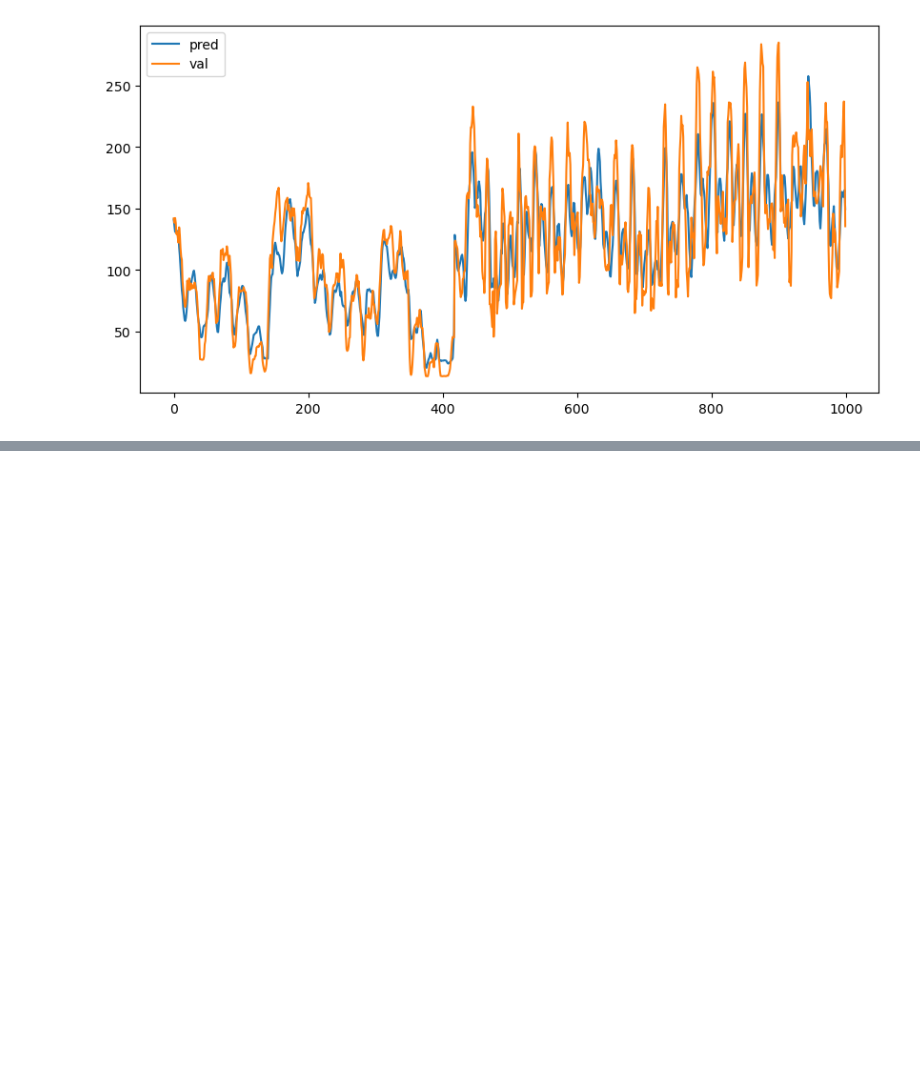
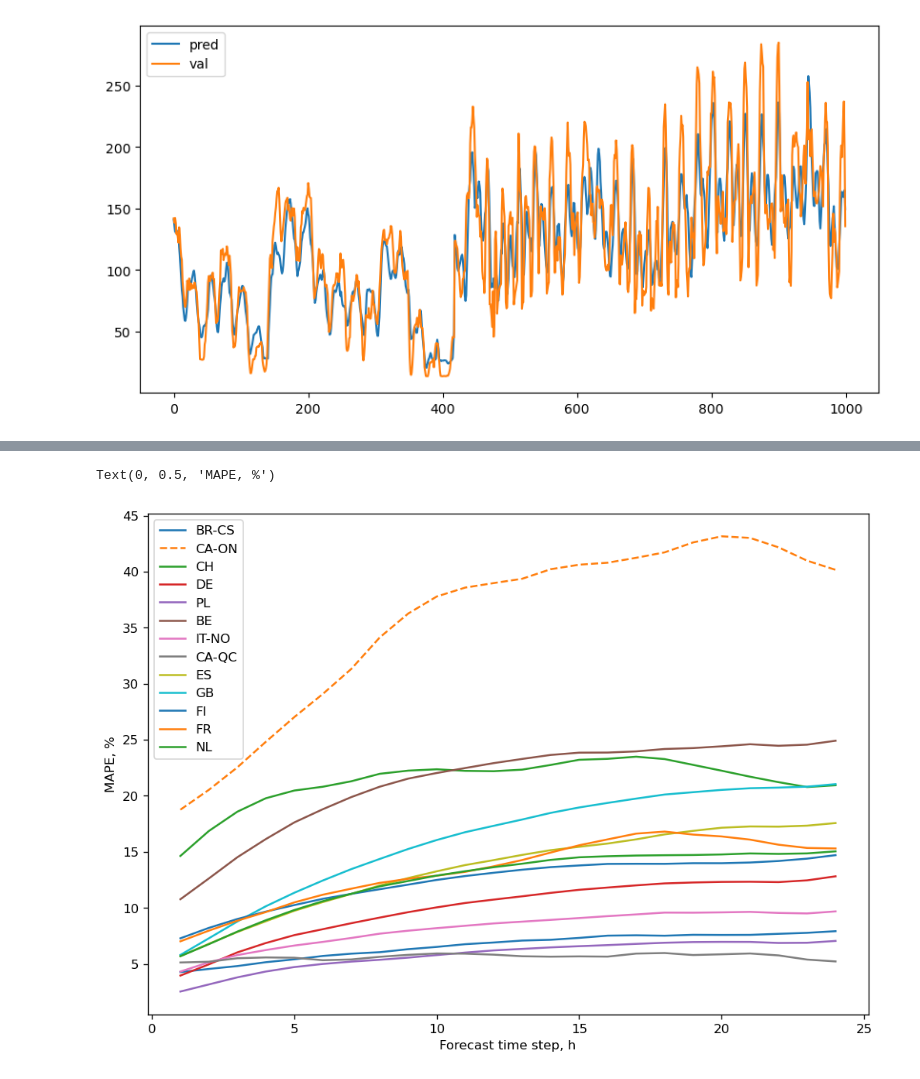
Before and after one commit to AIRI-Institute/eco4cast, a Jupyter notebook: test_co2_model.ipynb, the cells around one changed output, grey strips where cells are left out. Drawn from its saved outputs; the diff is of its cells as text; code cells hidden in the pictures; blank space fills up the shorter version.

```diff
--- a/test_co2_model.ipynb
+++ b/test_co2_model.ipynb
@@ -257,0 +214,38 @@ BE 0.13
+# %%
+# Dataset idx from 0 to 12
+
+from sklearn.metrics import mean_absolute_percentage_error
+def calc_mape_for_country(forecast_time_step = 1, dataset_idx = 0):
+    preds = []
+    real = []
+    codes = ["BR-CS", "CA-ON", "CH", "DE", "PL", "BE", "IT-NO", "CA-QC", "ES", "GB", "FI", "FR", "NL"]
+
+
+    start_idx = dataset_idx * len(dm.val_dataset.datasets[0])
+    end_idx = start_idx + len(dm.val_dataset.datasets[0])
+
+    preds = val_preds[start_idx : end_idx]
+    real = targets[start_idx : end_idx]
+
+    return codes[dataset_idx], mean_absolute_percentage_error(preds[:, forecast_time_step-1], real[:, forecast_time_step-1])*100
+# %%
+countries_mapes = {}
+for code_idx in range(13):
+    country_mapes = []
+    for time_step in range(1, 25):
+        code, mape = calc_mape_for_country(time_step, code_idx)
+        country_mapes.append(mape)
+    countries_mapes[code] = country_mapes
+# %%
+plt.figure(figsize=(10, 7), dpi=120)
+for code in countries_mapes.keys():
+    if code == 'CA-ON':
+        plt.plot(range(1, 25), countries_mapes[code], label=code, linestyle='dashed')
+    else:
+        plt.plot(range(1, 25), countries_mapes[code], label=code,)
+plt.legend()
+plt.xlabel('Forecast time step, h')
+plt.ylabel('MAPE, %')
+# %% [output]
+Text(0, 0.5, 'MAPE, %')
+[figure, added]
```
Also changed, not shown: parts of 17 cells of this notebook, 6 other files.
